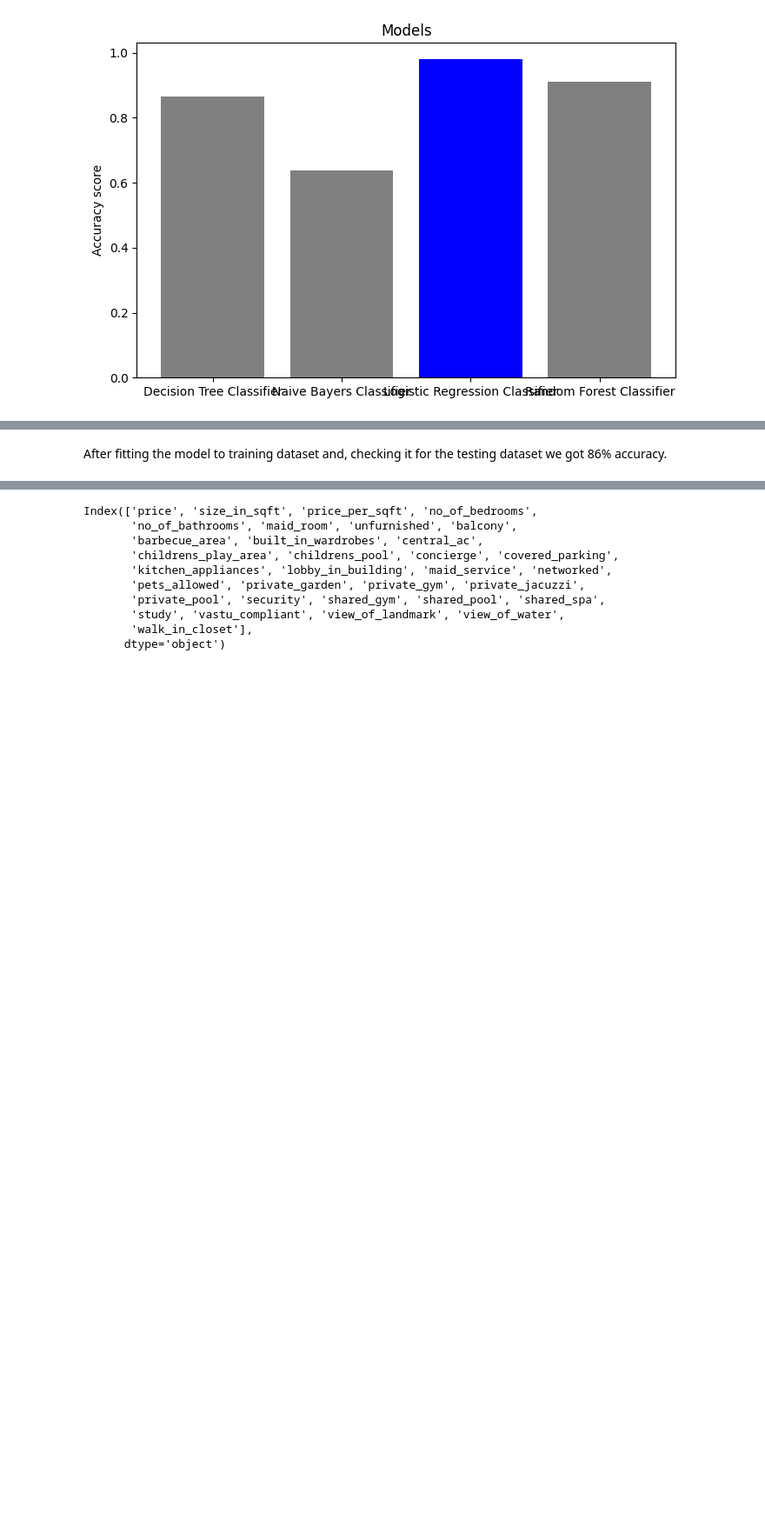
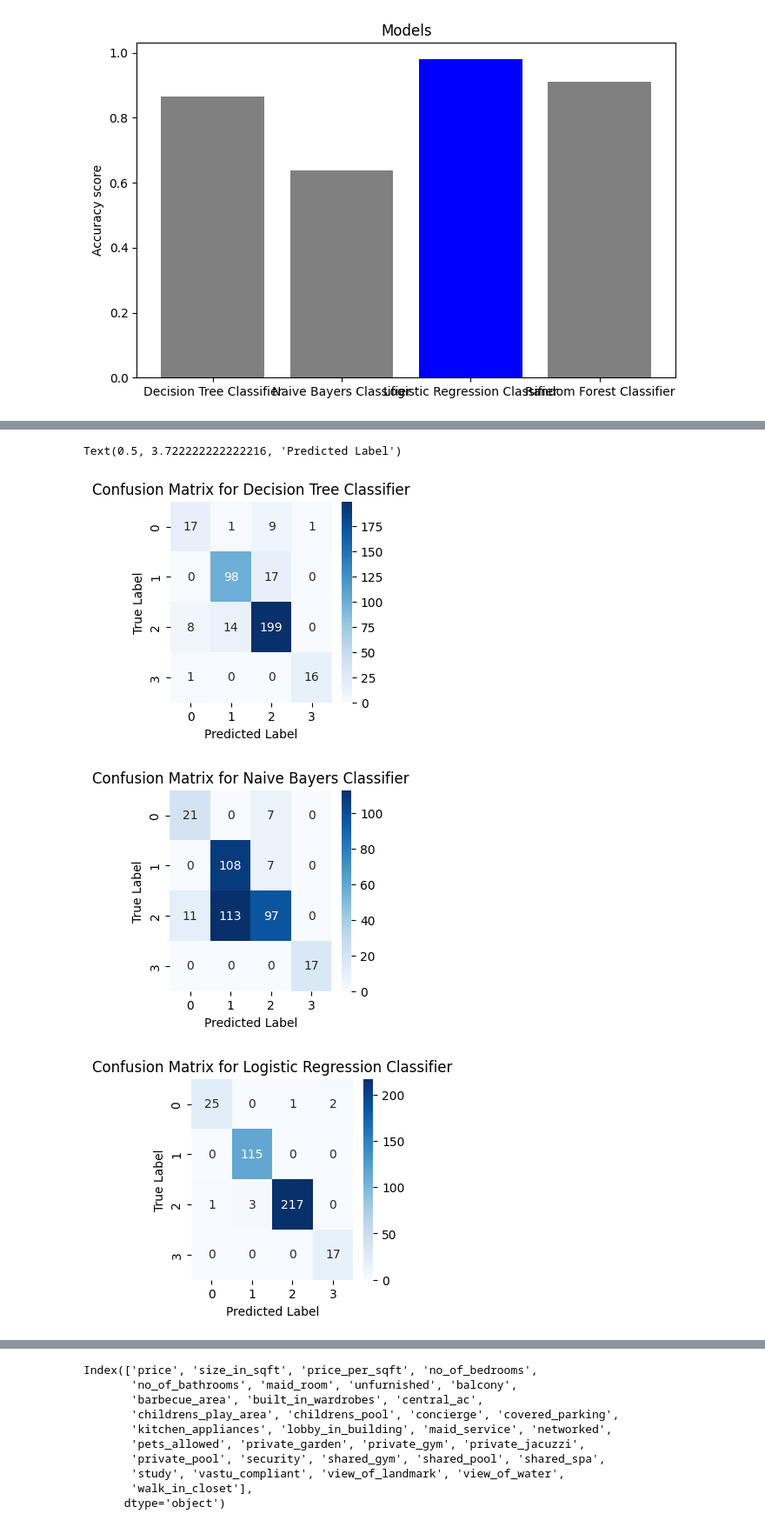
Before and after one commit to anuththara325/DubaiProperty_PricePrediction, a Jupyter notebook: QualityPrediction_DecisionTree_Model.ipynb, the cells around one changed output, grey strips where cells are left out. Shown at 87% size. Cells and saved outputs as stored; diff of their text form; code cells hidden in the pictures; blank space fills up the shorter version.

Commit message:
Confusion Matrices completed

```diff
--- a/QualityPrediction_DecisionTree_Model.ipynb
+++ b/QualityPrediction_DecisionTree_Model.ipynb
@@ -600,2 +559,52 @@ Confusion Matrix for Random Forest Classifier
-# %% [markdown]
-After fitting the model to training dataset and, checking it for the testing dataset we got 86% accuracy.
+# %%
+from sklearn.metrics import confusion_matrix
+import seaborn as sns
+
+cm1 = confusion_matrix(Y_test,y_pred_decisionT)
+fig, ax = plt.subplots(figsize=(3,3))
+ax = sns.heatmap(cm1,
+                 annot=True,
+                 cmap = 'Blues',
+                 fmt = 'd')
+plt.title("Confusion Matrix for Decision Tree Classifier")
+plt.ylabel("True Label")
+plt.xlabel("Predicted Label")
+
+
+cm2 = confusion_matrix(Y_test,y_pred_nvb)
+fig, ax = plt.subplots(figsize=(3,3))
+ax = sns.heatmap(cm2,
+                 annot=True,
+                 cmap = 'Blues',
+                 fmt = 'd')
+plt.title("Confusion Matrix for Naive Bayers Classifier")
+plt.ylabel("True Label")
+plt.xlabel("Predicted Label")
+
+
+
+cm3 = confusion_matrix(Y_test,y_pred_log)
+fig, ax = plt.subplots(figsize=(3,3))
+ax = sns.heatmap(cm3,
+                 annot=True,
+                 cmap = 'Blues',
+                 fmt = 'd')
+plt.title("Confusion Matrix for Logistic Regression Classifier")
+plt.ylabel("True Label")
+plt.xlabel("Predicted Label")
+
+
+cm4 = confusion_matrix(Y_test,y_pred_rand)
+fig, ax = plt.subplots(figsize=(3,3))
+ax = sns.heatmap(cm4,
+                 annot=True,
+                 cmap = 'Blues',
+                 fmt = 'd')
+plt.title("Confusion Matrix for Random Forest Classifier ")
+plt.ylabel("True Label")
+plt.xlabel("Predicted Label")
+# %% [output]
+Text(0.5, 3.722222222222216, 'Predicted Label')
+[figure, added]
+[figure, added]
+[figure, added]
```
Also changed, not shown: parts of 11 cells of this notebook.
